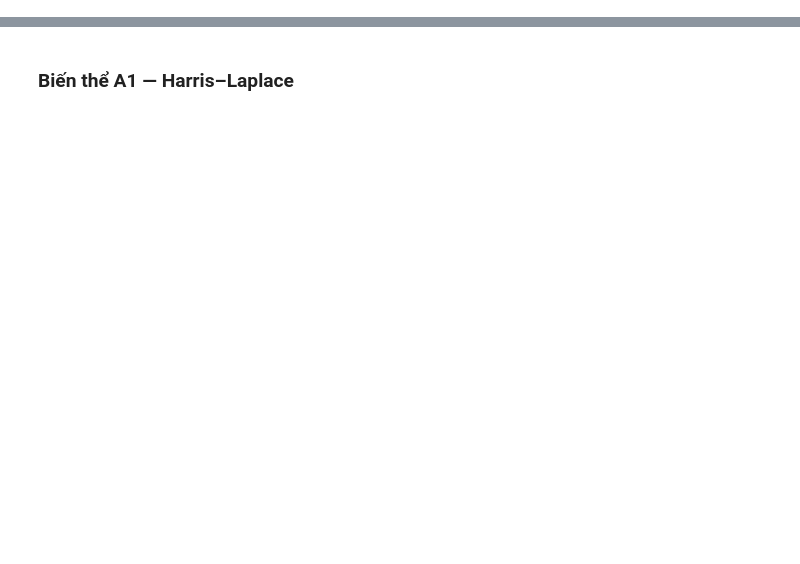
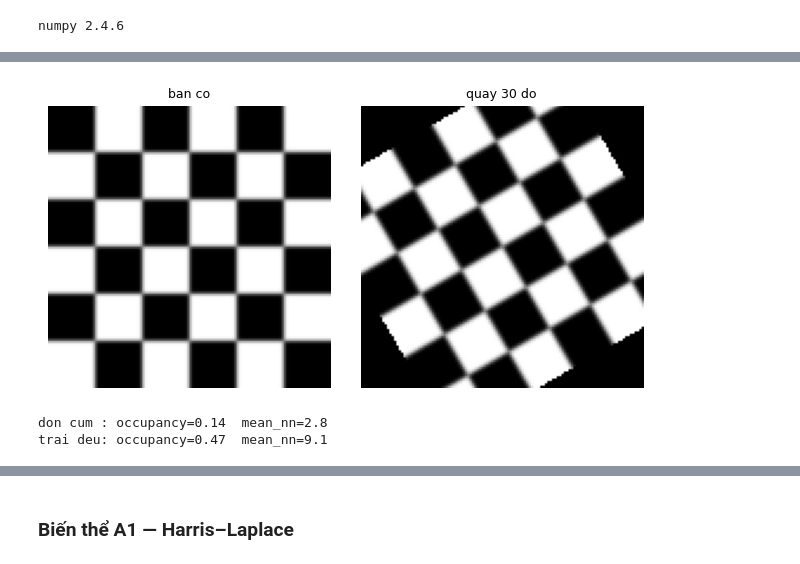
Before and after one commit to lequangmy5522/XLA-TGMT, a Jupyter notebook: bt2_khung.ipynb, the cells around one changed output, grey strips where cells are left out. Saved outputs shown, nothing was run; the diff lists cells and outputs as text; code cells hidden in the pictures; blank space fills up the shorter version.

```diff
--- a/bt2_khung.ipynb
+++ b/bt2_khung.ipynb
@@ -5,3 +60,14 @@
 # %%
-import numpy as npimport matplotlib.pyplot as pltfrom scipy.ndimage import gaussian_filterimport heapq, timenp.random.seed(0)plt.rcParams["figure.figsize"] = (11, 4)plt.rcParams["image.cmap"] = "gray"print("numpy", np.__version__)
+import numpy as np
+import matplotlib.pyplot as plt
+from scipy.ndimage import gaussian_filter
+import heapq, time
+import random
+
+np.random.seed(0)
+plt.rcParams["figure.figsize"] = (11, 4)
+plt.rcParams["image.cmap"] = "gray"
+print("numpy", np.__version__)
+# %% [output]
+numpy 2.4.6
 # %% [markdown]
@@ -11,3 +196,16 @@ def show_grid(images, titles=None, ncols=None, cmap="gray", figsize=None, suptit
 # %%
-# Kiểm tra nhanh các hàm hỗ trợcb = make_checkerboard(6, 20)show_grid([cb, rotate_image(cb, 30)], ["ban co", "quay 30 do"], ncols=2)clustered = np.random.rand(40, 2) * [30, 30] + [10, 10]spread    = np.random.rand(40, 2) * [110, 110] + [5, 5]print(f"don cum : occupancy={grid_occupancy(clustered, cb.shape):.2f}  "      f"mean_nn={mean_nn_distance(clustered):.1f}")print(f"trai deu: occupancy={grid_occupancy(spread, cb.shape):.2f}  "      f"mean_nn={mean_nn_distance(spread):.1f}")
+# Kiểm tra nhanh các hàm hỗ trợ
+cb = make_checkerboard(6, 20)
+show_grid([cb, rotate_image(cb, 30)], ["ban co", "quay 30 do"], ncols=2)
+
+clustered = np.random.rand(40, 2) * [30, 30] + [10, 10]
+spread    = np.random.rand(40, 2) * [110, 110] + [5, 5]
+print(f"don cum : occupancy={grid_occupancy(clustered, cb.shape):.2f}  "
+      f"mean_nn={mean_nn_distance(clustered):.1f}")
+print(f"trai deu: occupancy={grid_occupancy(spread, cb.shape):.2f}  "
+      f"mean_nn={mean_nn_distance(spread):.1f}")
+# %% [output]
+[figure, added]
+don cum : occupancy=0.14  mean_nn=2.8
+trai deu: occupancy=0.47  mean_nn=9.1
 # %% [markdown]
```
Also changed, not shown: parts of 28 cells of this notebook.
